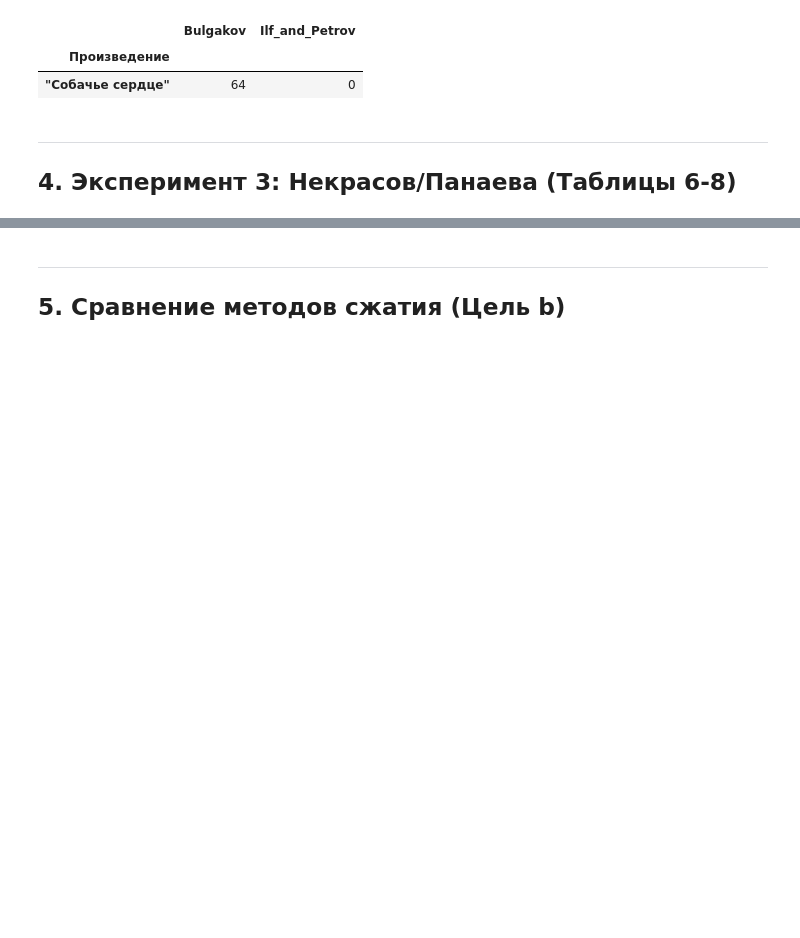
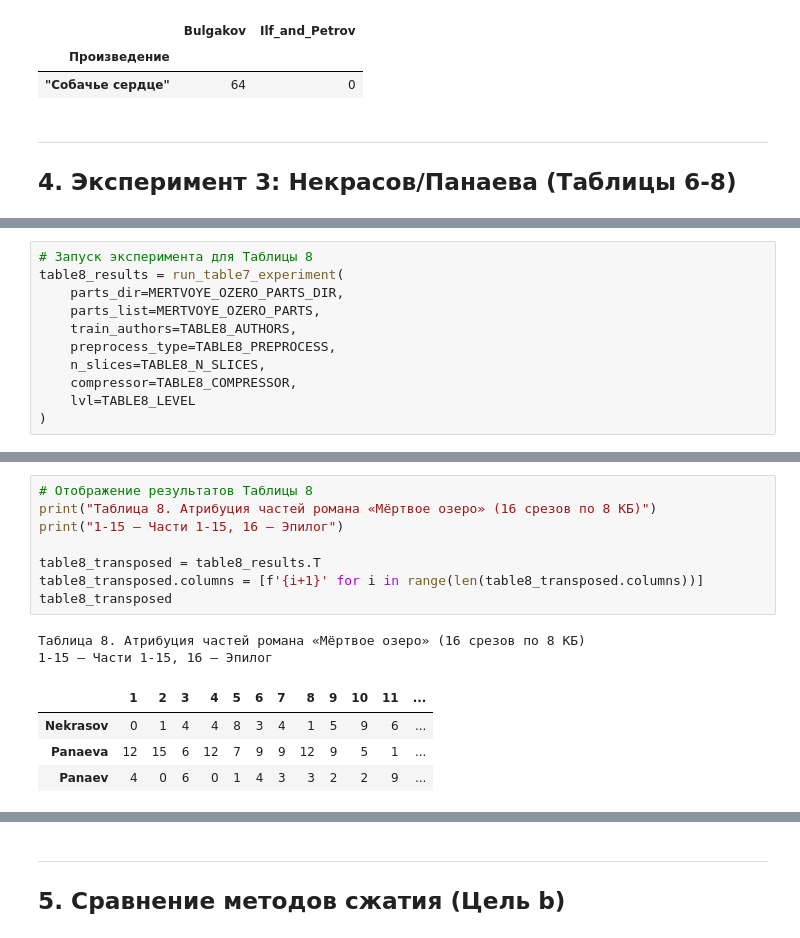
Before and after one commit to revlze/compression-authorship, a Jupyter notebook: experiments.ipynb, the cells around one changed output, grey strips where cells are left out. Saved outputs shown, nothing was run; the diff lists cells and outputs as text; blank space fills up the shorter version.

```diff
--- a/experiments.ipynb
+++ b/experiments.ipynb
@@ -713,0 +1330,11 @@ def attribute_chapters(authors, chapters_paths, preprocess_type, n_slices, compr
+# %%
+# Запуск эксперимента для Таблицы 8
+table8_results = run_table7_experiment(
+    parts_dir=MERTVOYE_OZERO_PARTS_DIR,
+    parts_list=MERTVOYE_OZERO_PARTS,
+    train_authors=TABLE8_AUTHORS,
+    preprocess_type=TABLE8_PREPROCESS,
+    n_slices=TABLE8_N_SLICES,
+    compressor=TABLE8_COMPRESSOR,
+    lvl=TABLE8_LEVEL
+)
@@ -713,0 +1358,15 @@ def attribute_chapters(authors, chapters_paths, preprocess_type, n_slices, compr
+# %%
+# Отображение результатов Таблицы 8
+print("Таблица 8. Атрибуция частей романа «Мёртвое озеро» (16 срезов по 8 КБ)")
+print("1-15 — Части 1-15, 16 — Эпилог")
+
+table8_transposed = table8_results.T
+table8_transposed.columns = [f'{i+1}' for i in range(len(table8_transposed.columns))]
+table8_transposed
+# %% [output]
+Таблица 8. Атрибуция частей романа «Мёртвое озеро» (16 срезов по 8 КБ)
+1-15 — Части 1-15, 16 — Эпилог
+|  | 1 | 2 | 3 | 4 | 5 | 6 | 7 | 8 | 9 | 10 | 11 | ... |
+| Nekrasov | 0 | 1 | 4 | 4 | 8 | 3 | 4 | 1 | 5 | 9 | 6 | ... |
+| Panaeva | 12 | 15 | 6 | 12 | 7 | 9 | 9 | 12 | 9 | 5 | 1 | ... |
+| Panaev | 4 | 0 | 6 | 0 | 1 | 4 | 3 | 3 | 2 | 2 | 9 | ... |
```
Also changed, not shown: parts of 31 cells of this notebook.
